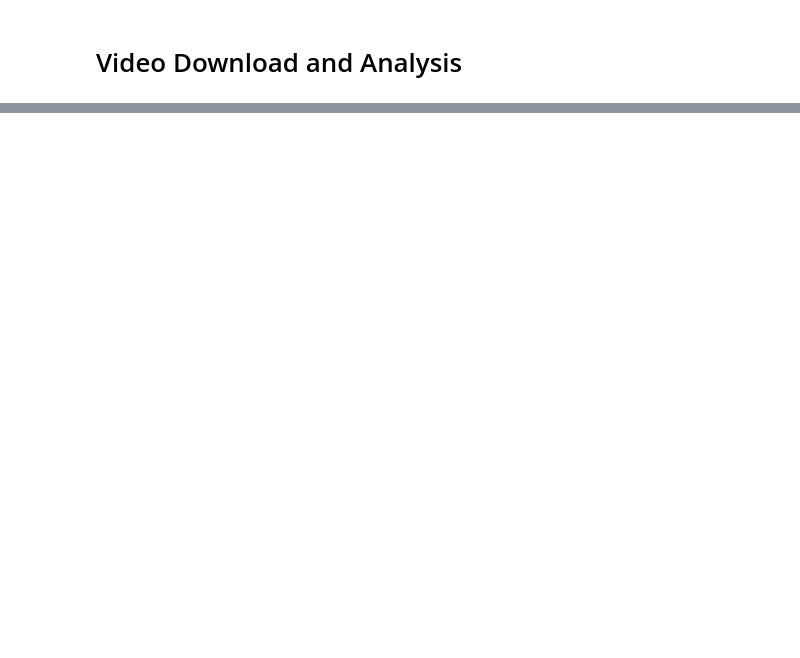
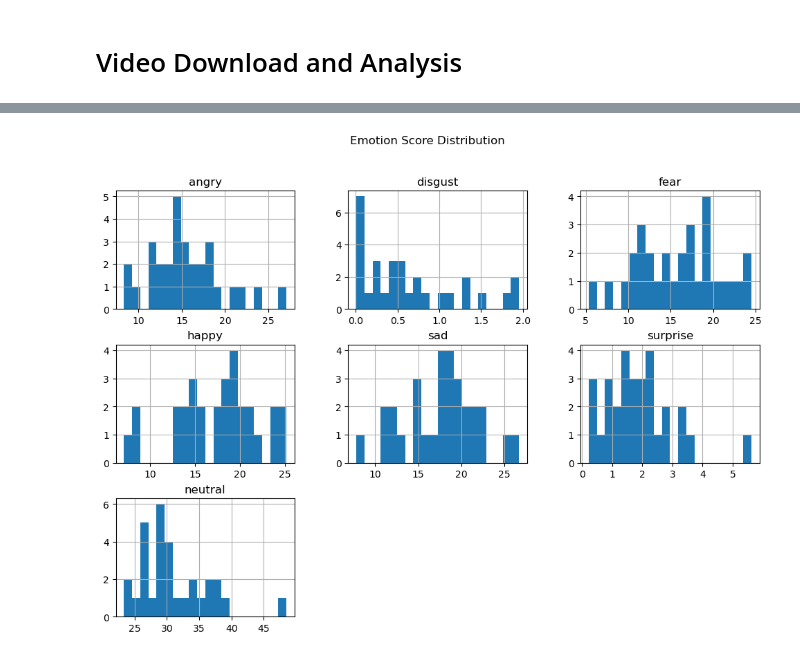
Before and after one commit to fabianstrue/MLiAS_YouTubeSentiment, a Jupyter notebook: SingleChannelModelling.ipynb, the cells around one changed output, grey strips where cells are left out. Saved outputs shown, nothing was run; the diff lists cells and outputs as text; code cells hidden in the pictures; blank space fills up the shorter version.

```diff
--- a/SingleChannelModelling.ipynb
+++ b/SingleChannelModelling.ipynb
@@ -300,0 +322,8 @@ combined_df.head()
+# %%
+# Emotion Score Distribution
+emotion_cols = ['angry', 'disgust', 'fear', 'happy', 'sad', 'surprise', 'neutral']
+combined_df[emotion_cols].hist(figsize=(12, 8), bins=20)
+plt.suptitle("Emotion Score Distribution")
+plt.show()
+# %% [output]
+[figure, added]
```
Also changed, not shown: parts of 12 cells of this notebook.
